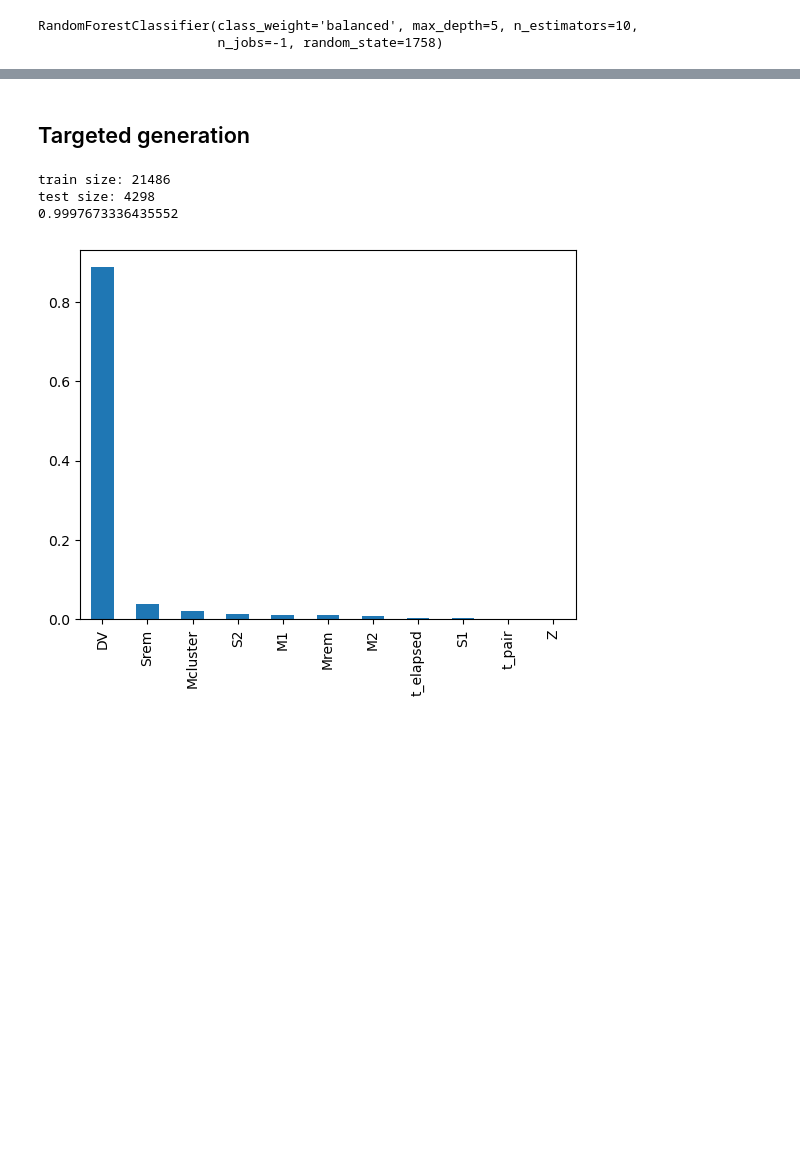
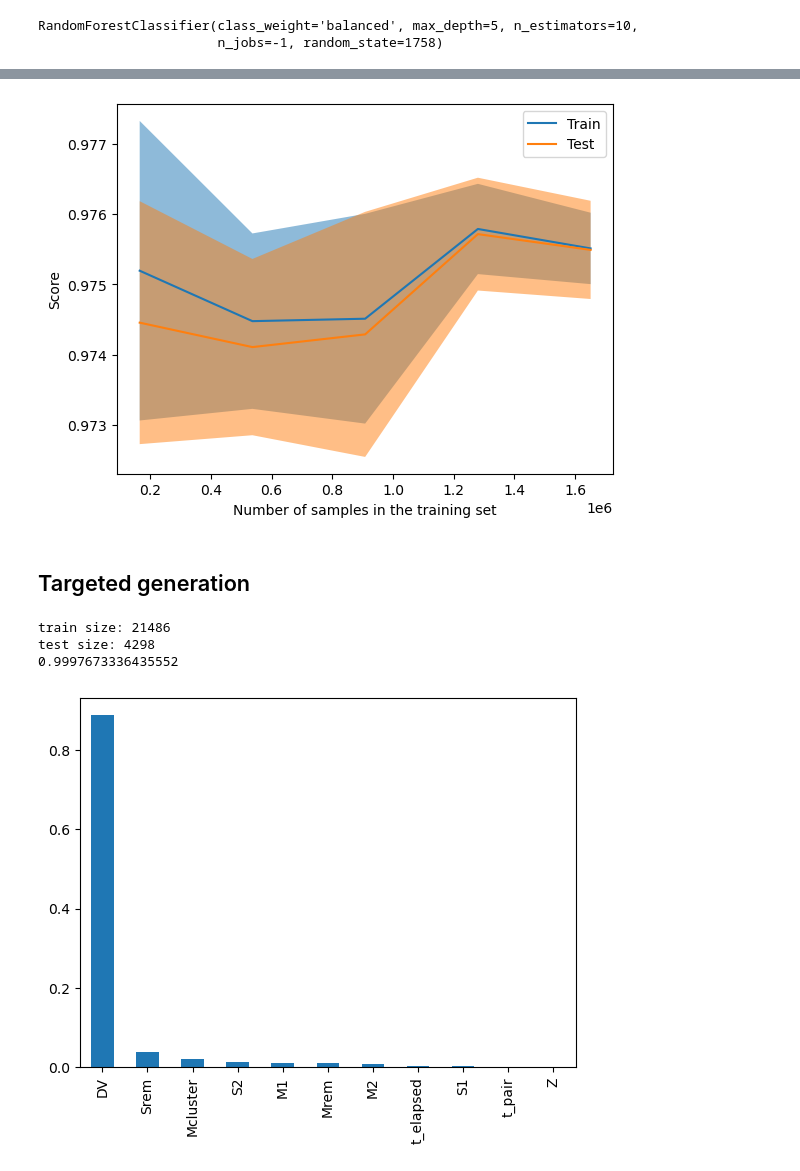
Before and after one commit to BelliLuigi/Hierarchical-mergers-of-black-holes, a Jupyter notebook: RFC.ipynb, the cells around one changed output, grey strips where cells are left out. Cells and saved outputs as stored; diff of their text form; code cells hidden in the pictures; blank space fills up the shorter version.

```diff
--- a/RFC.ipynb
+++ b/RFC.ipynb
@@ -73,3 +73,7 @@ plt.show()
+# %%
+learn = LearningCurveDisplay.from_estimator(forest, x_train[['DV', 'Mcluster']], y_train, n_jobs=-1, random_state=1758)
+# %% [output]
+[figure, added]
 # %% [markdown]
 ## Targeted generation
 # %%
```
Also changed, not shown: parts of 15 cells of this notebook.
